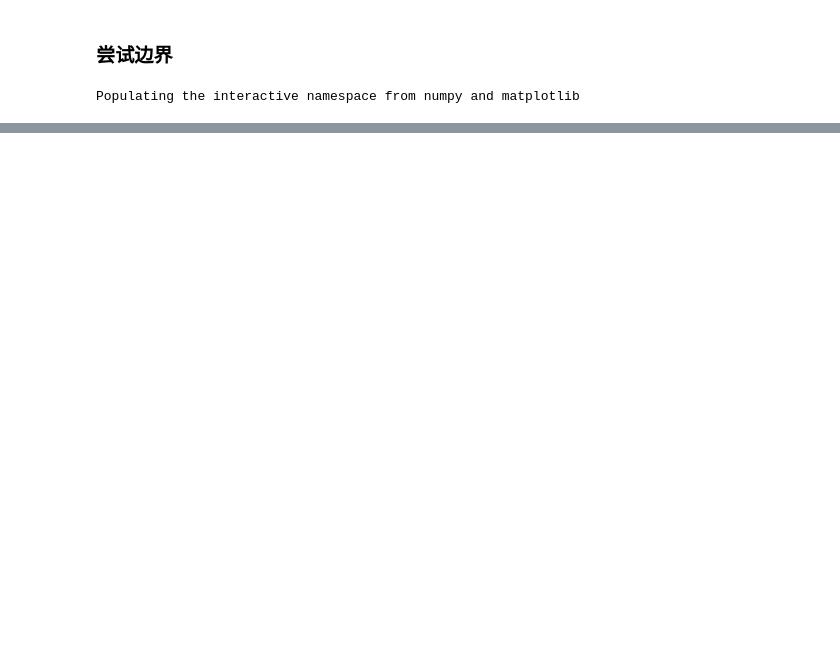
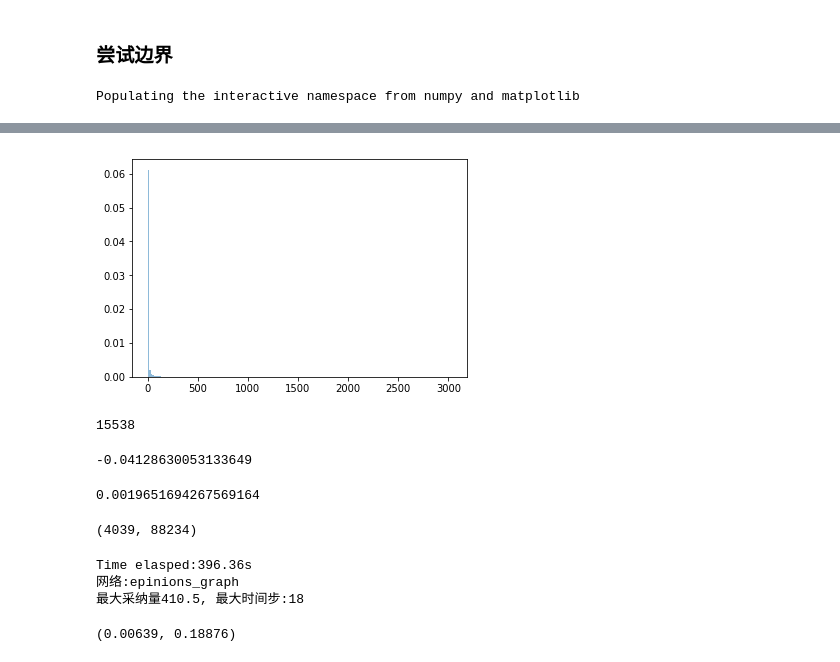
Before and after one commit to uscxiaoyu/A-method-for-fitting-ABM, a Jupyter notebook: 1.try_boundary.ipynb, the cells around one changed output, grey strips where cells are left out. Cells and saved outputs as stored; diff of their text form; code cells hidden in the pictures; blank space fills up the shorter version.

```diff
--- a/1.try_boundary.ipynb
+++ b/1.try_boundary.ipynb
@@ -45,0 +166,36 @@ txt_cont = ['barabasi_albert_graph(10000,3)', 'exponential_graph(10000,3)', 'gau
+# %%
+n, bins, patches = pl.hist(inDegree, 200, alpha=0.5, density=1)
+# %% [output]
+[figure, added]
+# %%
+u = list(b.values())
+u.count(0)
+# %% [output]
+15538
+# %%
+nx.degree_assortativity_coefficient(epinions_graph)
+# %% [output]
+-0.04128630053133649
+# %%
+nx.average_clustering(g_cont[3])
+# %% [output]
+0.0019651694267569164
+# %%
+facebook_graph.number_of_nodes(), facebook_graph.number_of_edges()
+# %% [output]
+(4039, 88234)
+# %%
+i = -1
+t1 = time.perf_counter()
+g = g_cont[-1]
+p, q = 0.001, 0.005
+diff = Diffuse(p, q, g, num_runs=200)
+diff_cont = diff.repete_diffuse()
+S = np.mean(diff_cont, axis=0)
+print(f"Time elasped:{time.perf_counter()-t1:.2f}s")
+print(f"网络:{txt_cont[i]}")
+print(f"最大采纳量{np.max(S)}, 最大时间步:{np.argmax(S)}")
+# %% [output]
+Time elasped:396.36s
+网络:epinions_graph
+最大采纳量410.5, 最大时间步:18
@@ -45,0 +236,4 @@ txt_cont = ['barabasi_albert_graph(10000,3)', 'exponential_graph(10000,3)', 'gau
+# %%
+round(p, 5), round(q, 5)
+# %% [output]
+(0.00639, 0.18876)
```
Also changed, not shown: parts of 29 cells of this notebook, 2 other files.
